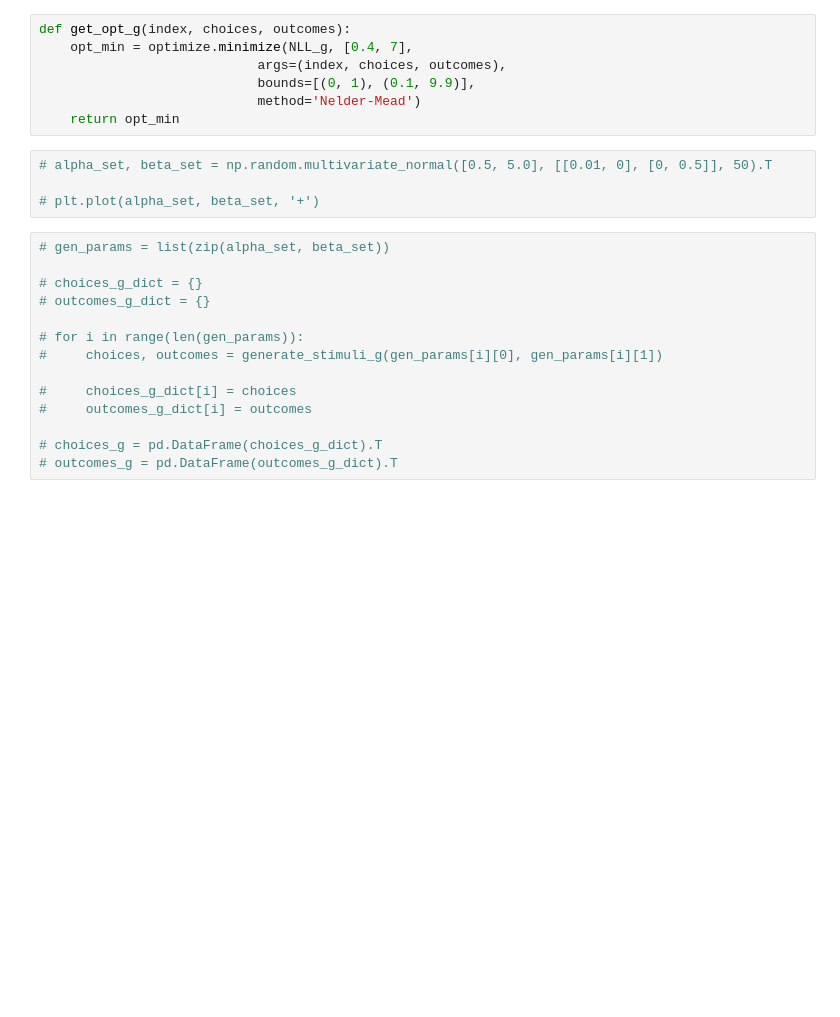
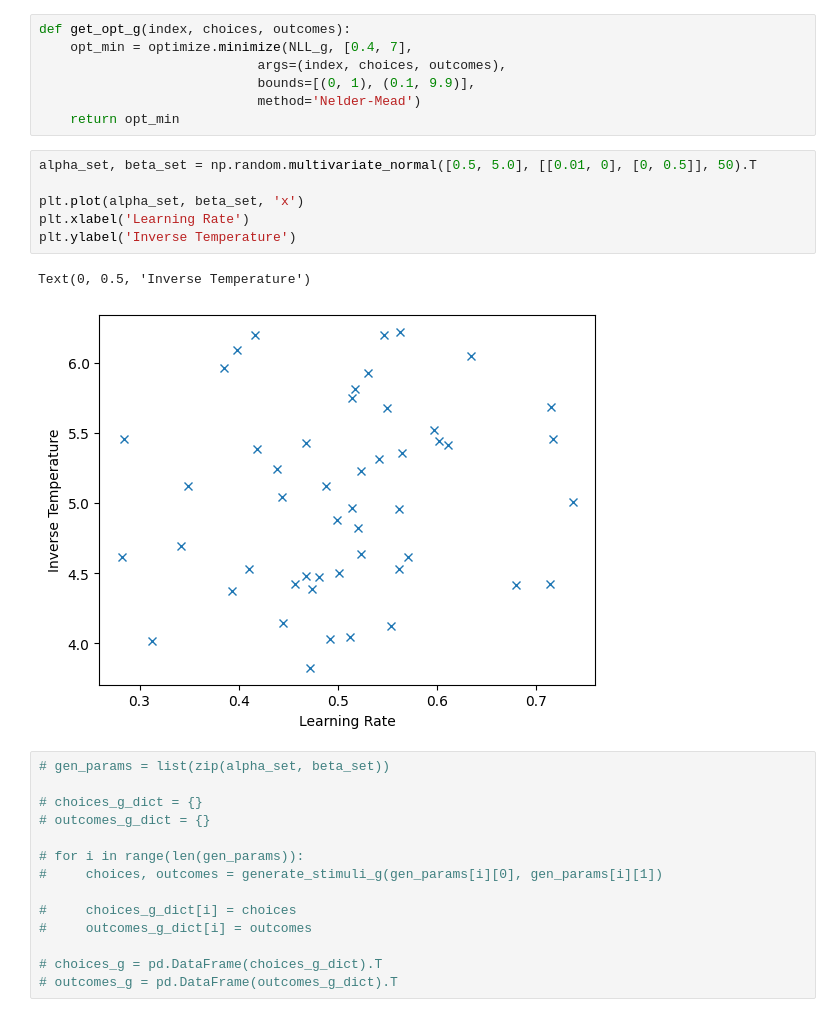
Before and after one commit to Unka-Malloc/Python-Neuron-Stimuli-2, a Jupyter notebook: CNN-CW2.ipynb, the cells around one changed output. Saved outputs shown, nothing was run; the diff lists cells and outputs as text; blank space fills up the shorter version.

```diff
--- a/CNN-CW2.ipynb
+++ b/CNN-CW2.ipynb
@@ -553,9 +587,14 @@ def get_opt_g(index, choices, outcomes):
                             method='Nelder-Mead')
     return opt_min
 # %%
-# alpha_set, beta_set = np.random.multivariate_normal([0.5, 5.0], [[0.01, 0], [0, 0.5]], 50).T
+alpha_set, beta_set = np.random.multivariate_normal([0.5, 5.0], [[0.01, 0], [0, 0.5]], 50).T
 
-# plt.plot(alpha_set, beta_set, '+')
+plt.plot(alpha_set, beta_set, 'x')
+plt.xlabel('Learning Rate')
+plt.ylabel('Inverse Temperature')
+# %% [output]
+Text(0, 0.5, 'Inverse Temperature')
+[figure, added]
 # %%
 # gen_params = list(zip(alpha_set, beta_set))
 
```
Also changed, not shown: parts of 27 cells of this notebook.
